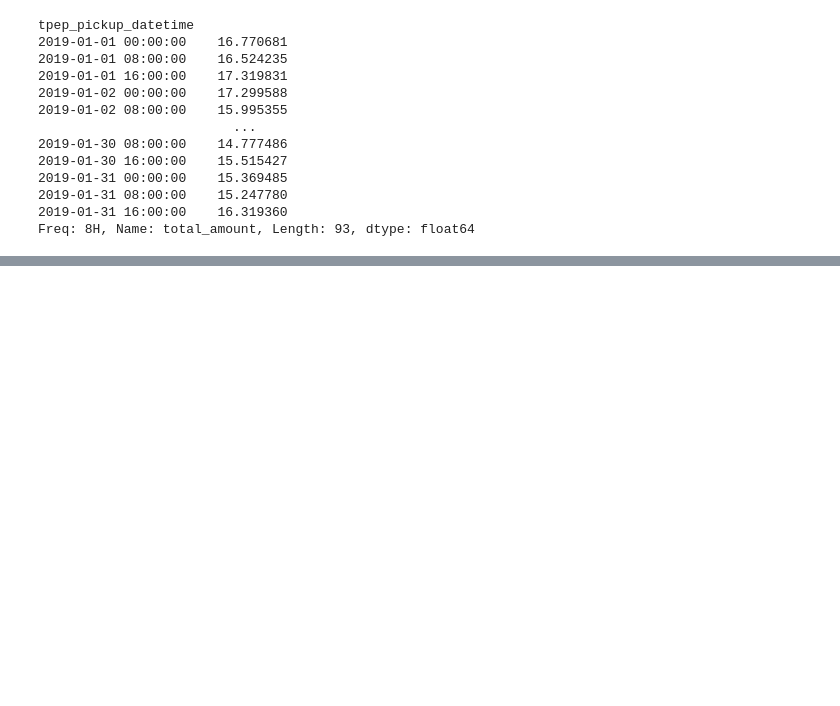
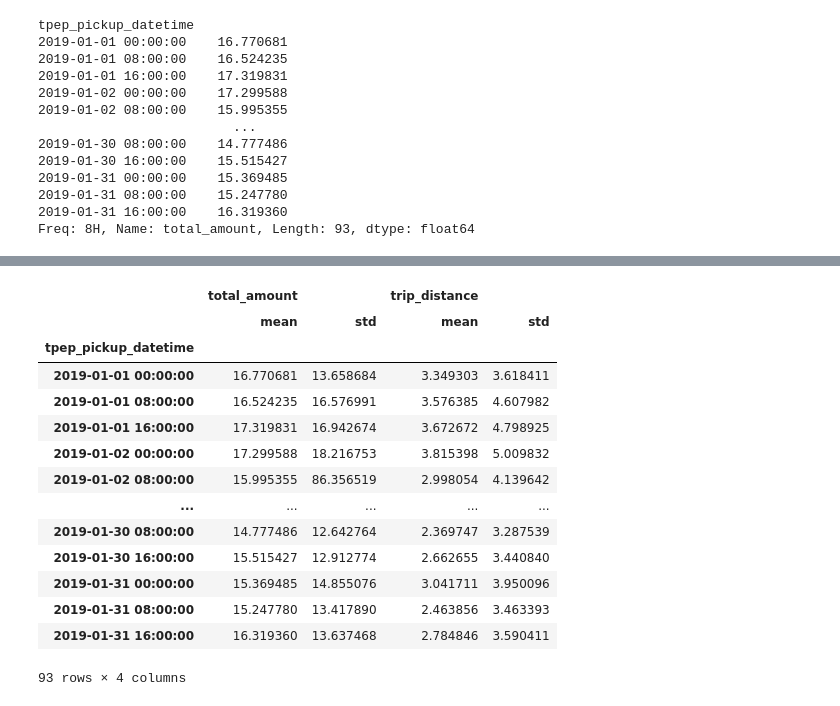
Before and after one commit to reuven/oreilly-2022-07July-analytics, a Jupyter notebook: 2022-08Aug-23.ipynb, the cells around one changed output, grey strips where cells are left out. Cells and saved outputs as stored; diff of their text form; code cells hidden in the pictures; blank space fills up the shorter version.

```diff
--- a/2022-08Aug-23.ipynb
+++ b/2022-08Aug-23.ipynb
@@ -1998,0 +2016,18 @@ Freq: 8H, Name: total_amount, Length: 93, dtype: float64
+# %%
+df.resample('8H')[['total_amount', 'trip_distance']].agg(['mean', 'std'])
+# %% [output]
+|  | total_amount |  | trip_distance |  |
+|  | mean | std | mean | std |
+| tpep_pickup_datetime |  |  |  |  |
+| 2019-01-01 00:00:00 | 16.770681 | 13.658684 | 3.349303 | 3.618411 |
+| 2019-01-01 08:00:00 | 16.524235 | 16.576991 | 3.576385 | 4.607982 |
+| 2019-01-01 16:00:00 | 17.319831 | 16.942674 | 3.672672 | 4.798925 |
+| 2019-01-02 00:00:00 | 17.299588 | 18.216753 | 3.815398 | 5.009832 |
+| 2019-01-02 08:00:00 | 15.995355 | 86.356519 | 2.998054 | 4.139642 |
+| ... | ... | ... | ... | ... |
+| 2019-01-30 08:00:00 | 14.777486 | 12.642764 | 2.369747 | 3.287539 |
+| 2019-01-30 16:00:00 | 15.515427 | 12.912774 | 2.662655 | 3.440840 |
+| 2019-01-31 00:00:00 | 15.369485 | 14.855076 | 3.041711 | 3.950096 |
+| 2019-01-31 08:00:00 | 15.247780 | 13.417890 | 2.463856 | 3.463393 |
+| 2019-01-31 16:00:00 | 16.319360 | 13.637468 | 2.784846 | 3.590411 |
+93 rows × 4 columns
```
Also changed, not shown: parts of 3 cells of this notebook.
